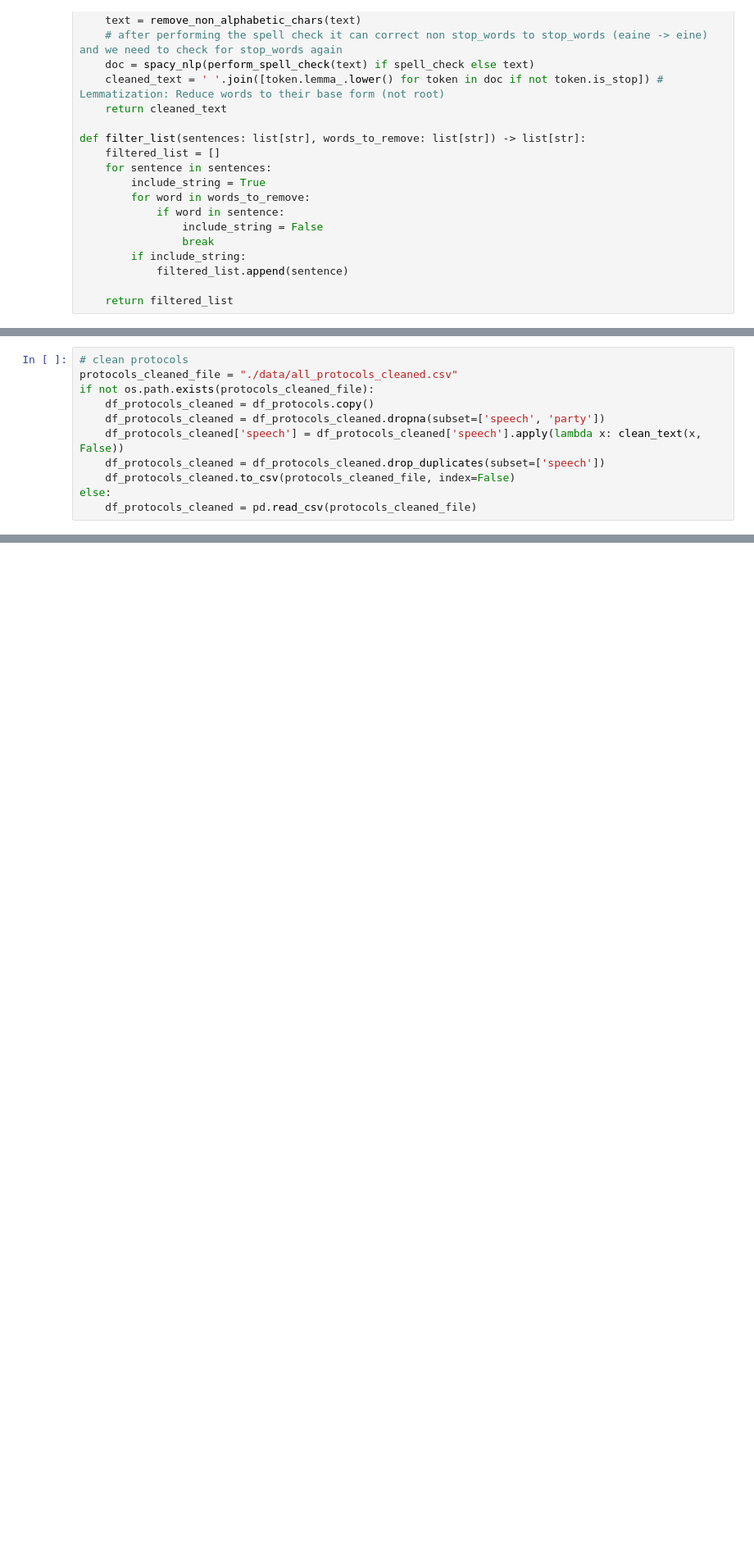
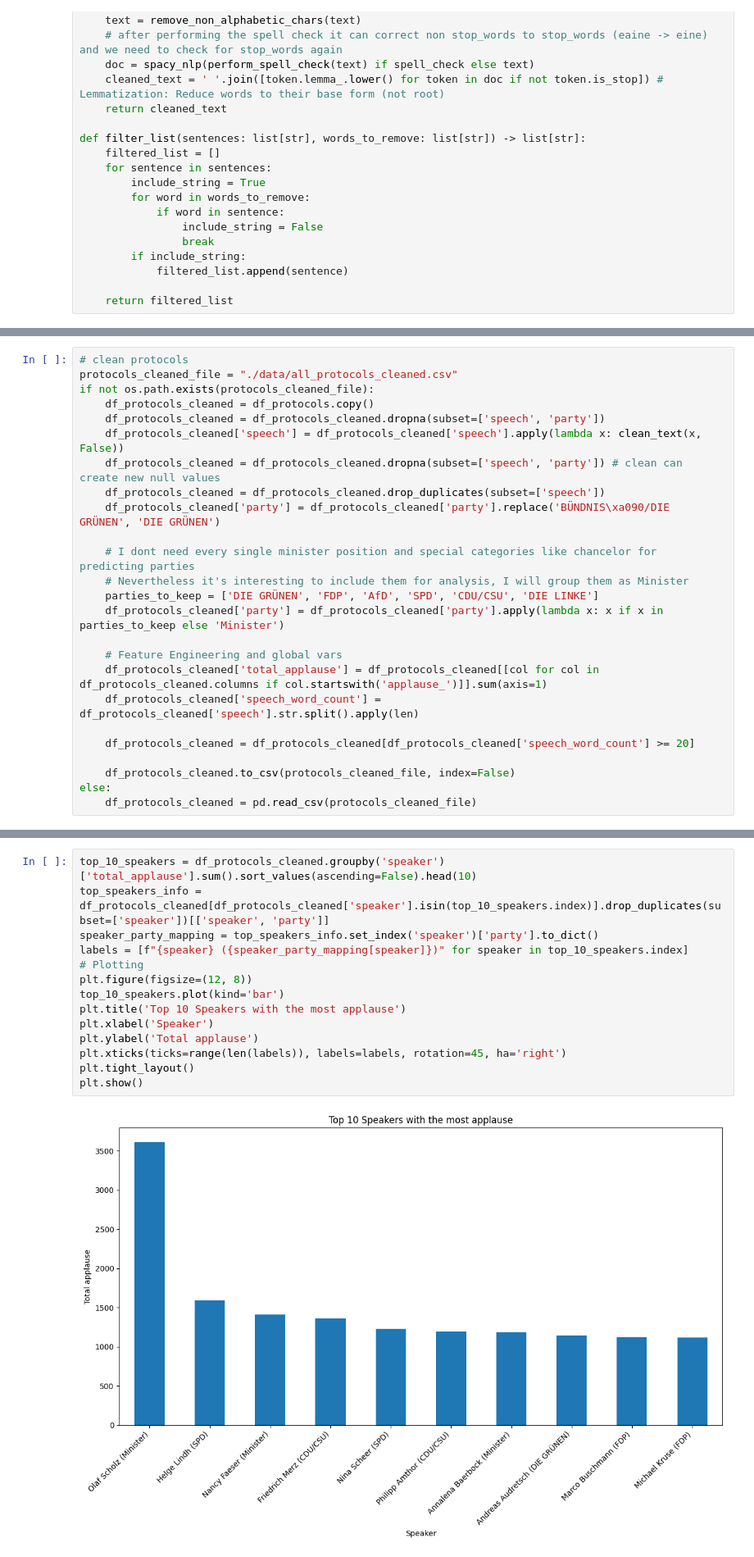
Before and after one commit to EricCpy/Newspaper-Aggregator, a Jupyter notebook: news_aggregator.ipynb, the cells around one changed output, grey strips where cells are left out. Shown at 82% size. Drawn from its saved outputs; the diff is of its cells as text; blank space fills up the shorter version.

Commit message:
add graphical analysis

```diff
--- a/news_aggregator.ipynb
+++ b/news_aggregator.ipynb
@@ -185,7 +189,21 @@ if not os.path.exists(protocols_cleaned_file):
     df_protocols_cleaned = df_protocols.copy()
     df_protocols_cleaned = df_protocols_cleaned.dropna(subset=['speech', 'party'])
     df_protocols_cleaned['speech'] = df_protocols_cleaned['speech'].apply(lambda x: clean_text(x, False))
+    df_protocols_cleaned = df_protocols_cleaned.dropna(subset=['speech', 'party']) # clean can create new null values
     df_protocols_cleaned = df_protocols_cleaned.drop_duplicates(subset=['speech'])
+    df_protocols_cleaned['party'] = df_protocols_cleaned['party'].replace('BÜNDNIS\xa090/DIE GRÜNEN', 'DIE GRÜNEN')
+
+    # I dont need every single minister position and special categories like chancelor for predicting parties
+    # Nevertheless it's interesting to include them for analysis, I will group them as Minister
+    parties_to_keep = ['DIE GRÜNEN', 'FDP', 'AfD', 'SPD', 'CDU/CSU', 'DIE LINKE']
+    df_protocols_cleaned['party'] = df_protocols_cleaned['party'].apply(lambda x: x if x in parties_to_keep else 'Minister')
+
+    # Feature Engineering and global vars
+    df_protocols_cleaned['total_applause'] = df_protocols_cleaned[[col for col in df_protocols_cleaned.columns if col.startswith('applause_')]].sum(axis=1)
+    df_protocols_cleaned['speech_word_count'] = df_protocols_cleaned['speech'].str.split().apply(len)
+
+    df_protocols_cleaned = df_protocols_cleaned[df_protocols_cleaned['speech_word_count'] >= 20]
+
     df_protocols_cleaned.to_csv(protocols_cleaned_file, index=False)
 else:
     df_protocols_cleaned = pd.read_csv(protocols_cleaned_file)
@@ -207,0 +232,16 @@ else:
+# %%
+top_10_speakers = df_protocols_cleaned.groupby('speaker')['total_applause'].sum().sort_values(ascending=False).head(10)
+top_speakers_info = df_protocols_cleaned[df_protocols_cleaned['speaker'].isin(top_10_speakers.index)].drop_duplicates(subset=['speaker'])[['speaker', 'party']]
+speaker_party_mapping = top_speakers_info.set_index('speaker')['party'].to_dict()
+labels = [f"{speaker} ({speaker_party_mapping[speaker]})" for speaker in top_10_speakers.index]
+# Plotting
+plt.figure(figsize=(12, 8))
+top_10_speakers.plot(kind='bar')
+plt.title('Top 10 Speakers with the most applause')
+plt.xlabel('Speaker')
+plt.ylabel('Total applause')
+plt.xticks(ticks=range(len(labels)), labels=labels, rotation=45, ha='right')
+plt.tight_layout()
+plt.show()
+# %% [output]
+[figure, added]
```
Also changed, not shown: parts of 19 cells of this notebook, 2 other files.
